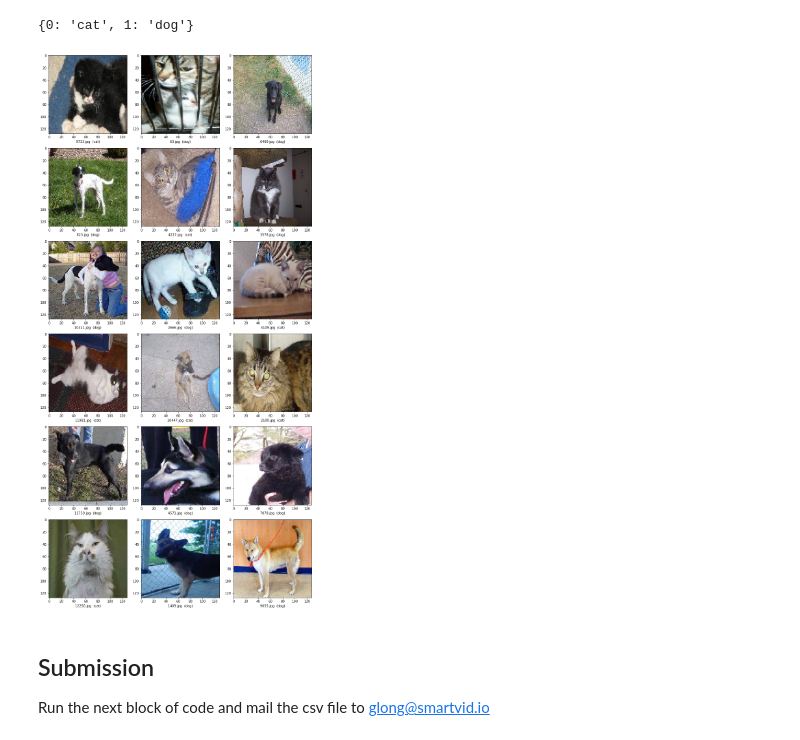
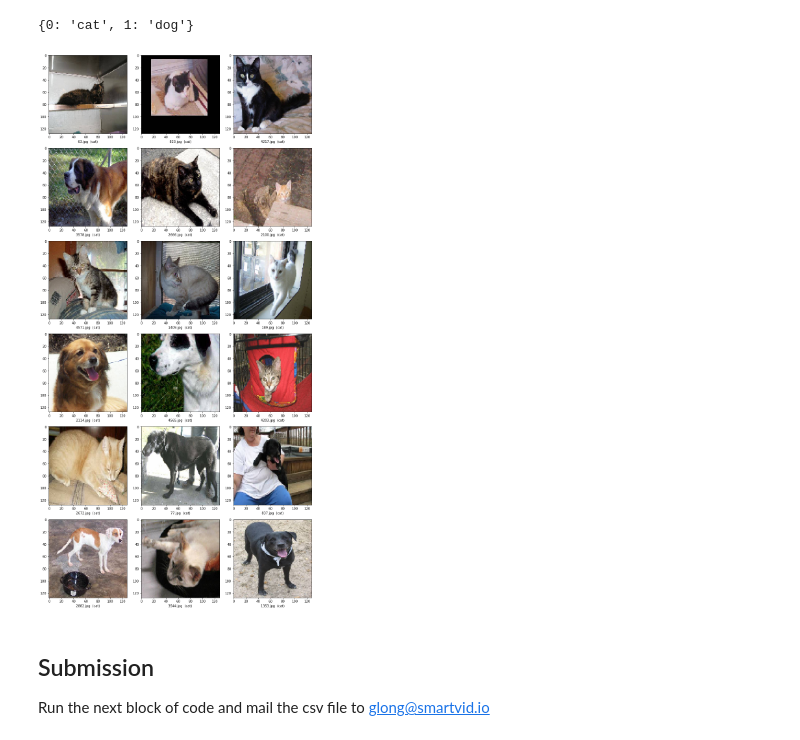
Before and after one commit to smartvid-io/smartvid-challenge, a Jupyter notebook: smartvid_challenge.ipynb, the cells around one changed output. Drawn from its saved outputs; the diff is of its cells as text; code cells hidden in the pictures.

```diff
--- a/smartvid_challenge.ipynb
+++ b/smartvid_challenge.ipynb
@@ -314,7 +314,7 @@ plt.show()
 # %% [markdown]
 ## Prepare test dataframe
 # %%
-test_filenames = os.listdir(data_path.joinpath('test1'))
+test_filenames = os.listdir(data_path.joinpath('test2'))
 df_test = pd.DataFrame({
     'filename': test_filenames
 })
@@ -326,7 +326,7 @@ Created test set with 12500 samples
 test_gen = ImageDataGenerator(rescale=1./255)
 test_generator = test_gen.flow_from_dataframe(
     df_test,
-    str(data_path.joinpath('test1')),
+    str(data_path.joinpath('test2')),
     x_col='filename',
     y_col=None,
     class_mode=None,
@@ -355,18 +355,18 @@ label_map
 # %%
 sample_test = df_test.head(18)
 sample_test.head()
 plt.figure(figsize=(12, 24))
 for index, row in sample_test.iterrows():
     filename = row['filename']
     category = row['category']
-    img = load_img(str(data_path.joinpath('test1').joinpath(filename)), target_size=IMAGE_SIZE)
+    img = load_img(str(data_path.joinpath('test2').joinpath(filename)), target_size=IMAGE_SIZE)
     plt.subplot(6, 3, index+1)
     plt.imshow(img)
     plt.xlabel(filename + '  (' + "{}".format(category) + ')' )
 plt.tight_layout()
 plt.show()
 # %% [output]
-[figure, old version]
+[figure, new version]
 # %% [markdown]
 ## Submission
 Run the next block of code and mail the csv file to glong@smartvid.io
```
Also changed, not shown: parts of 10 cells of this notebook.
